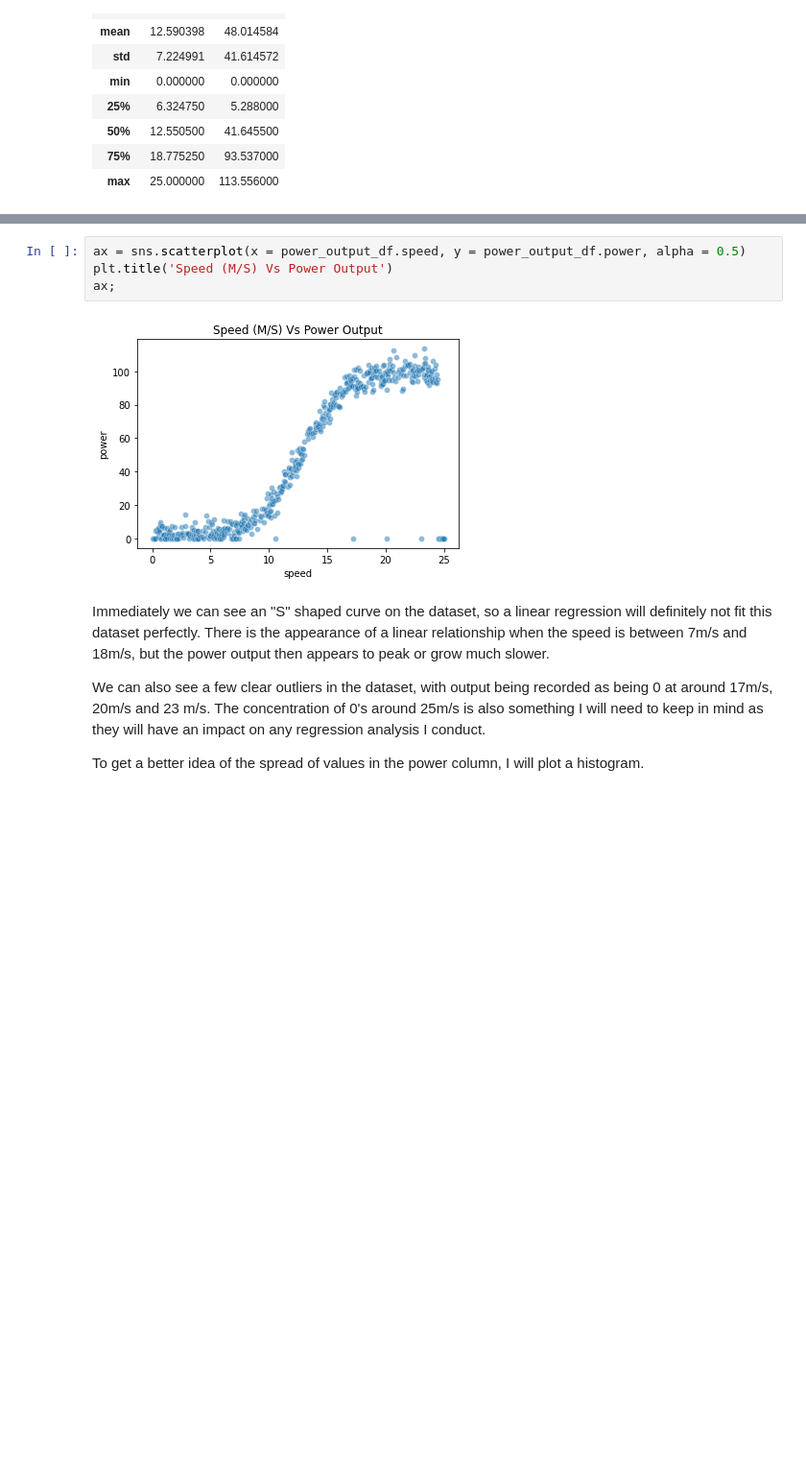
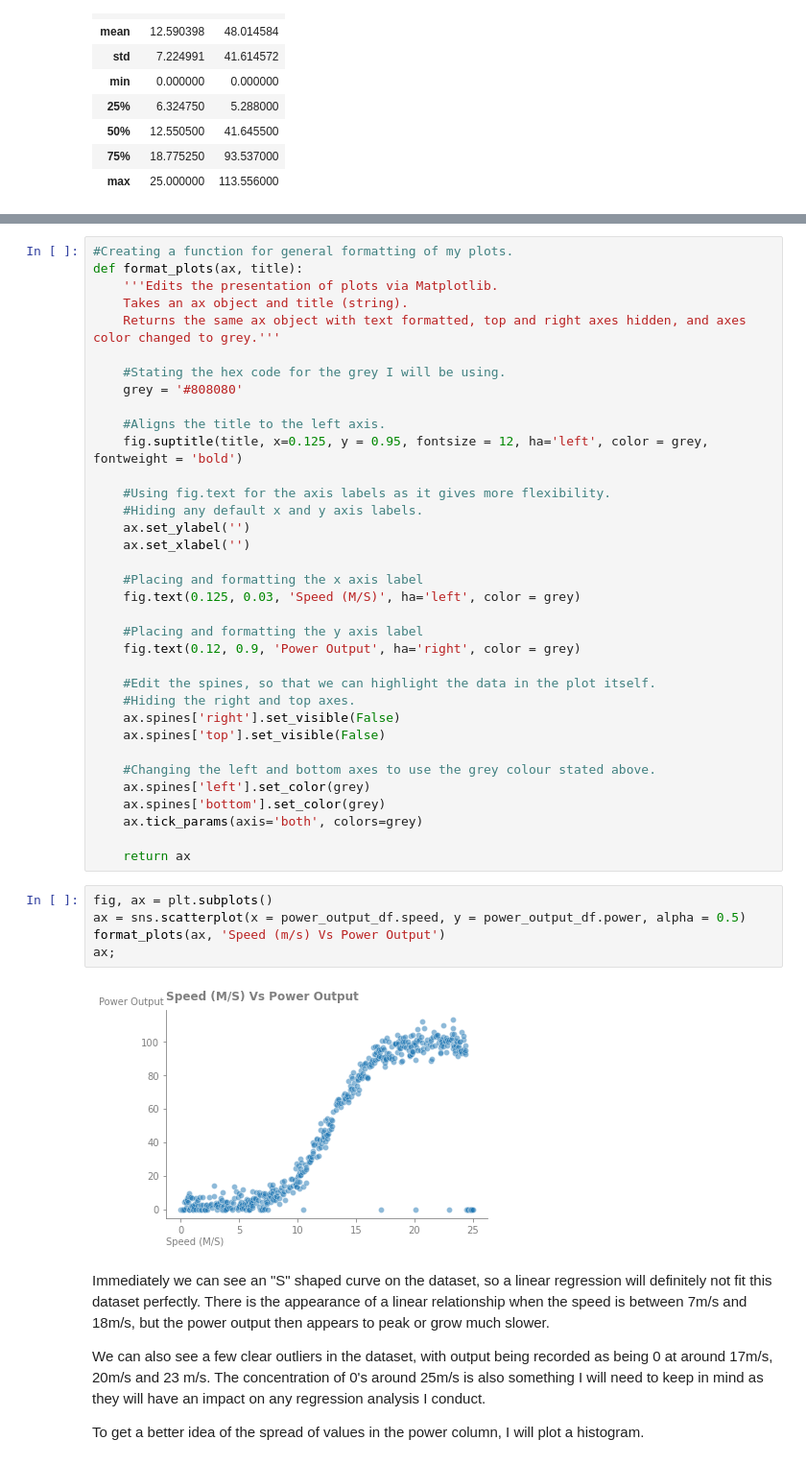
Before and after one commit to OtherBrian/fda-regression_project, a Jupyter notebook: Regression Project.ipynb, the cells around one changed output, grey strips where cells are left out. Shown at 96% size. Cells and saved outputs as stored; diff of their text form; blank space fills up the shorter version.

Commit message:
Added a function for formatting plots.

```diff
--- a/Regression Project.ipynb
+++ b/Regression Project.ipynb
@@ -66,9 +66,45 @@ I will now use some plots to visualize this dataset. As exploratory data analysi
+# %%
+#Creating a function for general formatting of my plots.
+def format_plots(ax, title):
+    '''Edits the presentation of plots via Matplotlib.
+    Takes an ax object and title (string).
+    Returns the same ax object with text formatted, top and right axes hidden, and axes color changed to grey.'''
+
+    #Stating the hex code for the grey I will be using.
+    grey = '#808080'
+
+    #Aligns the title to the left axis.
+    fig.suptitle(title, x=0.125, y = 0.95, fontsize = 12, ha='left', color = grey, fontweight = 'bold')
+
+    #Using fig.text for the axis labels as it gives more flexibility.
+    #Hiding any default x and y axis labels.
+    ax.set_ylabel('')
+    ax.set_xlabel('')
+
+    #Placing and formatting the x axis label
+    fig.text(0.125, 0.03, 'Speed (M/S)', ha='left', color = grey)
+
+    #Placing and formatting the y axis label
+    fig.text(0.12, 0.9, 'Power Output', ha='right', color = grey)
+
+    #Edit the spines, so that we can highlight the data in the plot itself.
+    #Hiding the right and top axes.
+    ax.spines['right'].set_visible(False)
+    ax.spines['top'].set_visible(False)
+
+    #Changing the left and bottom axes to use the grey colour stated above.
+    ax.spines['left'].set_color(grey)
+    ax.spines['bottom'].set_color(grey)
+    ax.tick_params(axis='both', colors=grey)
+
+    return ax
 # %%
+fig, ax = plt.subplots()
 ax = sns.scatterplot(x = power_output_df.speed, y = power_output_df.power, alpha = 0.5)
-plt.title('Speed (M/S) Vs Power Output')
+format_plots(ax, 'Speed (m/s) Vs Power Output')
 ax;
 # %% [output]
-[figure, old version]
+[figure, new version]
 # %% [markdown]
 Immediately we can see an "S" shaped curve on the dataset, so a linear regression will definitely not fit this dataset perfectly. There is the appearance of a linear relationship when the speed is between 7m/s and 18m/s, but the power output then appears to peak or grow much slower.
 
```
Also changed, not shown: parts of 1 cell of this notebook.
